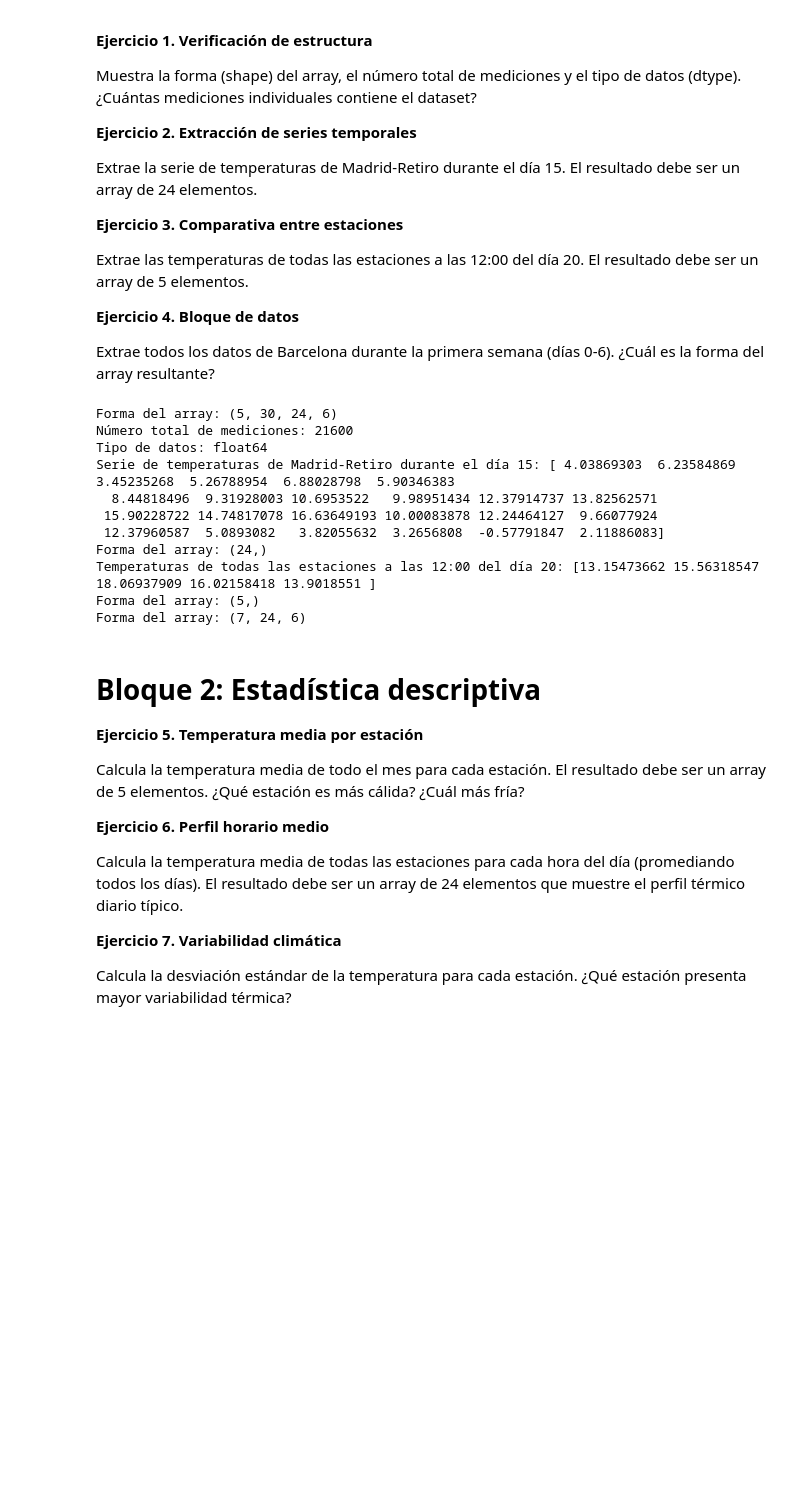
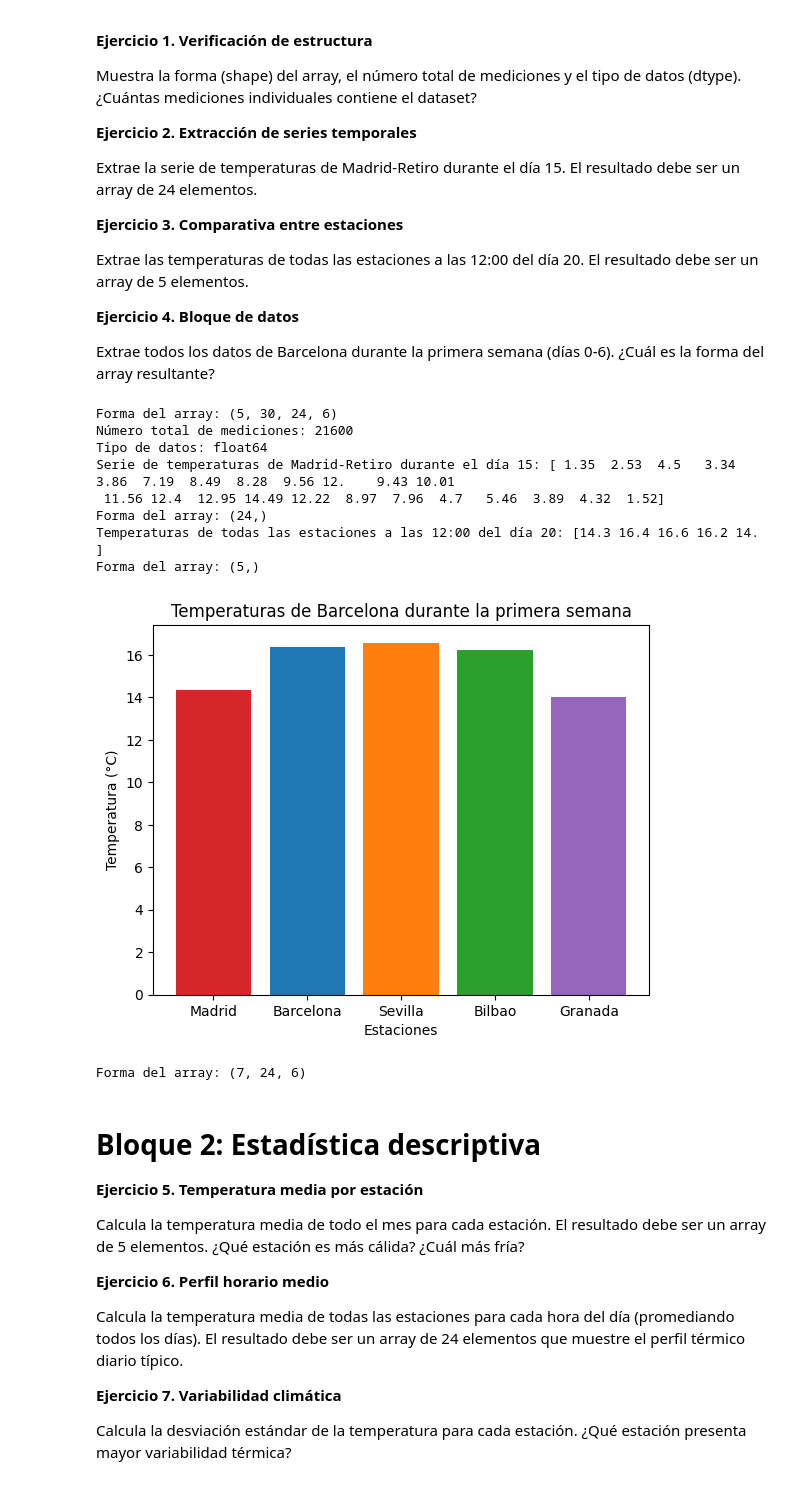
Before and after one commit to D1dix/proyecto_IAs, a Jupyter notebook: 01-numpy-analisis/Temperaturas.ipynb, the cells around one changed output. Saved outputs shown, nothing was run; the diff lists cells and outputs as text; code cells hidden in the pictures; blank space fills up the shorter version.

```diff
--- a/01-numpy-analisis/Temperaturas.ipynb
+++ b/01-numpy-analisis/Temperaturas.ipynb
@@ -51,34 +51,40 @@ forma del array resultante?
 # %%
 # Ejer: 1
 print(f"Forma del array: {datos.shape}")
 print(f"Número total de mediciones: {datos.size}")
 print(f"Tipo de datos: {datos.dtype}")
 
 # Ejer: 2
-temp_madrid_retiro = datos[0, 15, :, 0]
-print(f"Serie de temperaturas de Madrid-Retiro durante el día 15: {temp_madrid_retiro}")
+temp_madrid_retiro = datos[0, 14, :, 0]
+print(f"Serie de temperaturas de Madrid-Retiro durante el día 15: {np.round(temp_madrid_retiro, 2)}")
 print(f"Forma del array: {temp_madrid_retiro.shape}")
 
 # Ejer: 3
-temp_todas_estaciones = datos[:, 20, 12, 0]
-print(f"Temperaturas de todas las estaciones a las 12:00 del día 20: {temp_todas_estaciones}")
+temp_todas_estaciones = datos[:, 19, 11, 0]
+print(f"Temperaturas de todas las estaciones a las 12:00 del día 20: {np.round(temp_todas_estaciones, 1)}")
 print(f"Forma del array: {temp_todas_estaciones.shape}")
+
+plt.figure()
+plt.bar(estaciones, temp_todas_estaciones, color=colores)
+plt.xlabel("Estaciones")
+plt.ylabel("Temperatura (°C)")
+plt.title("Temperaturas de Barcelona durante la primera semana")
+plt.show()
 
 # Ejer: 4
 prim_sem_barcelona = datos[1, 0:7, :, :]
 print(f"Forma del array: {prim_sem_barcelona.shape}")
 # %% [output]
 Forma del array: (5, 30, 24, 6)
 Número total de mediciones: 21600
 Tipo de datos: float64
-Serie de temperaturas de Madrid-Retiro durante el día 15: [ 4.03869303  6.23584869  3.45235268  5.26788954  6.88028798  5.90346383
-  8.44818496  9.31928003 10.6953522   9.98951434 12.37914737 13.82562571
- 15.90228722 14.74817078 16.63649193 10.00083878 12.24464127  9.66077924
- 12.37960587  5.0893082   3.82055632  3.2656808  -0.57791847  2.11886083]
+Serie de temperaturas de Madrid-Retiro durante el día 15: [ 1.35  2.53  4.5   3.34  3.86  7.19  8.49  8.28  9.56 12.    9.43 10.01
+ 11.56 12.4  12.95 14.49 12.22  8.97  7.96  4.7   5.46  3.89  4.32  1.52]
 Forma del array: (24,)
-Temperaturas de todas las estaciones a las 12:00 del día 20: [13.15473662 15.56318547 18.06937909 16.02158418 13.9018551 ]
+Temperaturas de todas las estaciones a las 12:00 del día 20: [14.3 16.4 16.6 16.2 14. ]
 Forma del array: (5,)
-Forma del array: (7, 24, 6)
+[figure, added]
+Forma del array: (7, 24, 6)
 # %% [markdown]
 # **Bloque 2: Estadística descriptiva**
 
```
Also changed, not shown: parts of 3 cells of this notebook.
